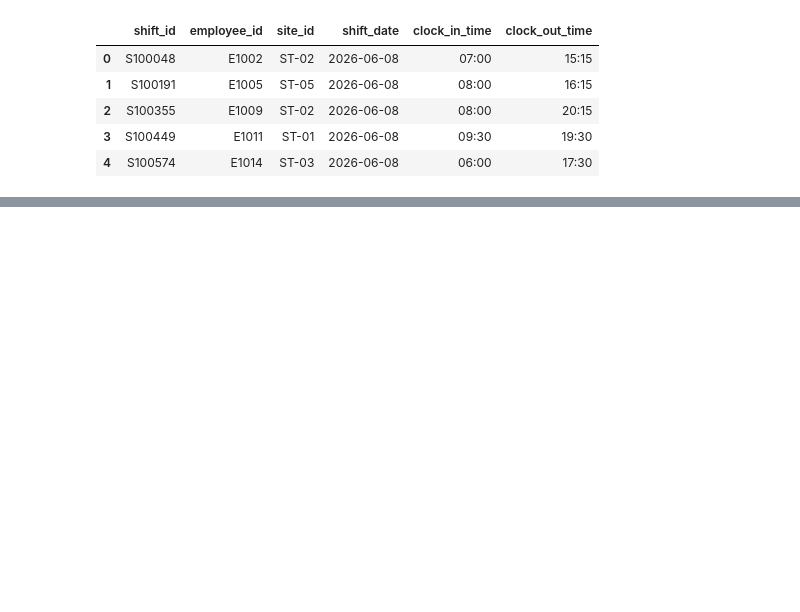
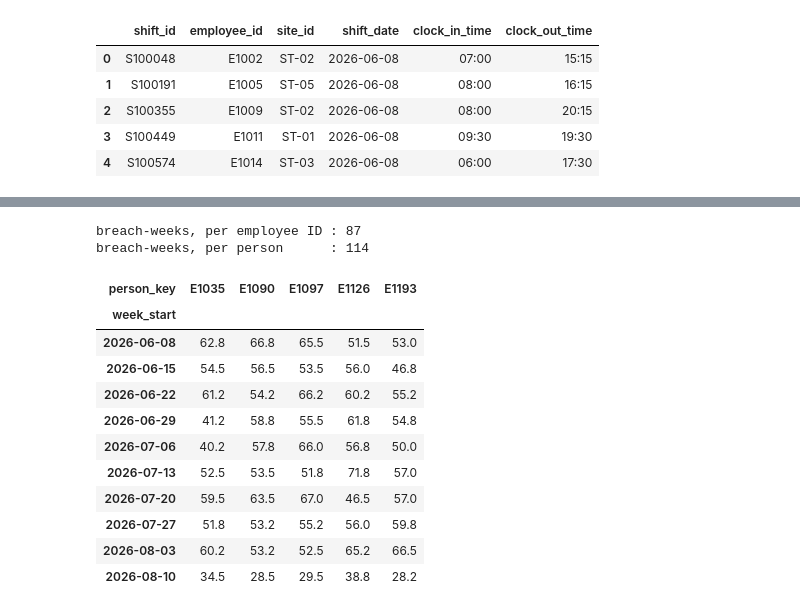
Before and after one commit to MistryDev09/JemTechnical, a Jupyter notebook: data_modeling.ipynb, the cells around one changed output, grey strips where cells are left out. Drawn from its saved outputs; the diff is of its cells as text; code cells hidden in the pictures; blank space fills up the shorter version.

```diff
--- a/data_modeling.ipynb
+++ b/data_modeling.ipynb
@@ -47,0 +58,8 @@ shortest / longest shift: 3.5 13.5
+# %%
+segments = attribute_hours(shifts, holidays)
+
+cutoff = data_cutoff(shifts)
+current_week = cutoff - pd.Timedelta(days=cutoff.weekday())
+print("data ends", cutoff.date(), cutoff.day_name(), "-> in-progress week starts", current_week.date())
+print("segments:", len(segments), "| split ties:", len(segments) - (~shifts.excluded).sum())
+print("2x segments (Sunday or public holiday):", (segments.multiplier == 2.0).sum())
@@ -47,0 +117,29 @@ shortest / longest shift: 3.5 13.5
+# %%
+segments = add_person_key(segments, people)
+complete_weeks = segments["week_start"] < current_week
+
+per_id = segments.groupby(["employee_id", "week_start"])["hours"].sum()
+per_person = segments.groupby(["person_key", "week_start"])["hours"].sum()
+
+breach_id = ((per_id - 45) > 10)[per_id.index.get_level_values(1) < current_week]
+breach_person = ((per_person - 45) > 10)[per_person.index.get_level_values(1) < current_week]
+print("breach-weeks, per employee ID :", breach_id.sum())
+print("breach-weeks, per person      :", breach_person.sum())
+
+dup_keys = list(people.person_key)
+per_person.loc[dup_keys].unstack(0).round(1)
+# %% [output]
+breach-weeks, per employee ID : 87
+breach-weeks, per person      : 114
+| person_key | E1035 | E1090 | E1097 | E1126 | E1193 |
+| week_start |  |  |  |  |  |
+| 2026-06-08 | 62.8 | 66.8 | 65.5 | 51.5 | 53.0 |
+| 2026-06-15 | 54.5 | 56.5 | 53.5 | 56.0 | 46.8 |
+| 2026-06-22 | 61.2 | 54.2 | 66.2 | 60.2 | 55.2 |
+| 2026-06-29 | 41.2 | 58.8 | 55.5 | 61.8 | 54.8 |
+| 2026-07-06 | 40.2 | 57.8 | 66.0 | 56.8 | 50.0 |
+| 2026-07-13 | 52.5 | 53.5 | 51.8 | 71.8 | 57.0 |
+| 2026-07-20 | 59.5 | 63.5 | 67.0 | 46.5 | 57.0 |
+| 2026-07-27 | 51.8 | 53.2 | 55.2 | 56.0 | 59.8 |
+| 2026-08-03 | 60.2 | 53.2 | 52.5 | 65.2 | 66.5 |
+| 2026-08-10 | 34.5 | 28.5 | 29.5 | 38.8 | 28.2 |
```
Also changed, not shown: parts of 21 cells of this notebook, 3 other files.
